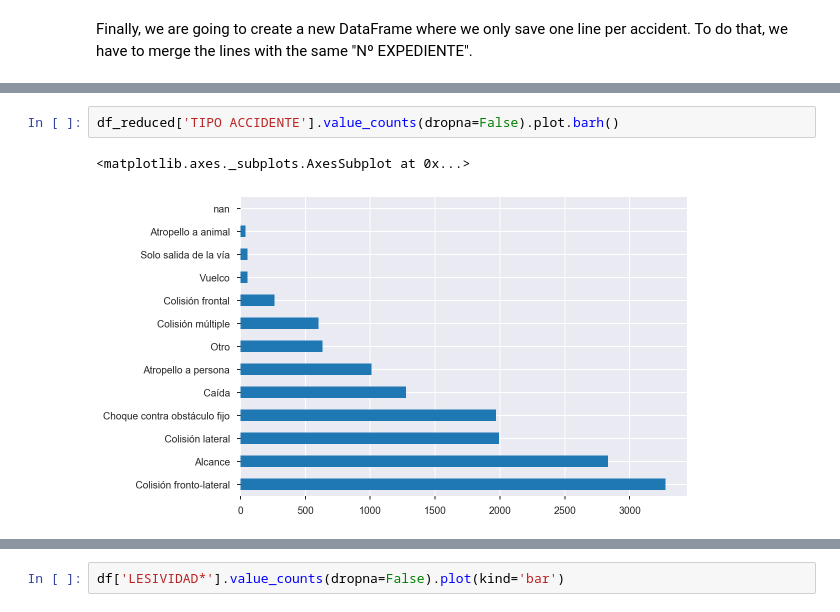
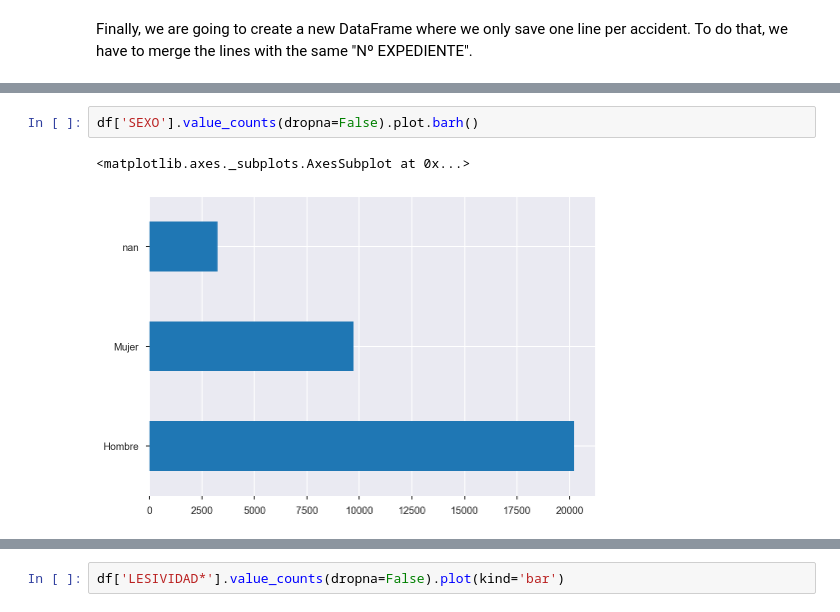
Before and after one commit to pablorodriper/madrid-open-data, a Jupyter notebook: traffic_accidents.ipynb, the cells around one changed output, grey strips where cells are left out. Drawn from its saved outputs; the diff is of its cells as text.

```diff
--- a/traffic_accidents.ipynb
+++ b/traffic_accidents.ipynb
@@ -113,5 +139,5 @@ df_reduced['DISTRITO'].value_counts(dropna=False).plot.barh()
 # %%
-df_reduced['TIPO ACCIDENTE'].value_counts(dropna=False).plot.barh()
+df['SEXO'].value_counts(dropna=False).plot.barh()
 # %% [output]
 <matplotlib.axes._subplots.AxesSubplot at 0x...>
-[figure, old version]
+[figure, new version]
```
Also changed, not shown: parts of 18 cells of this notebook.
